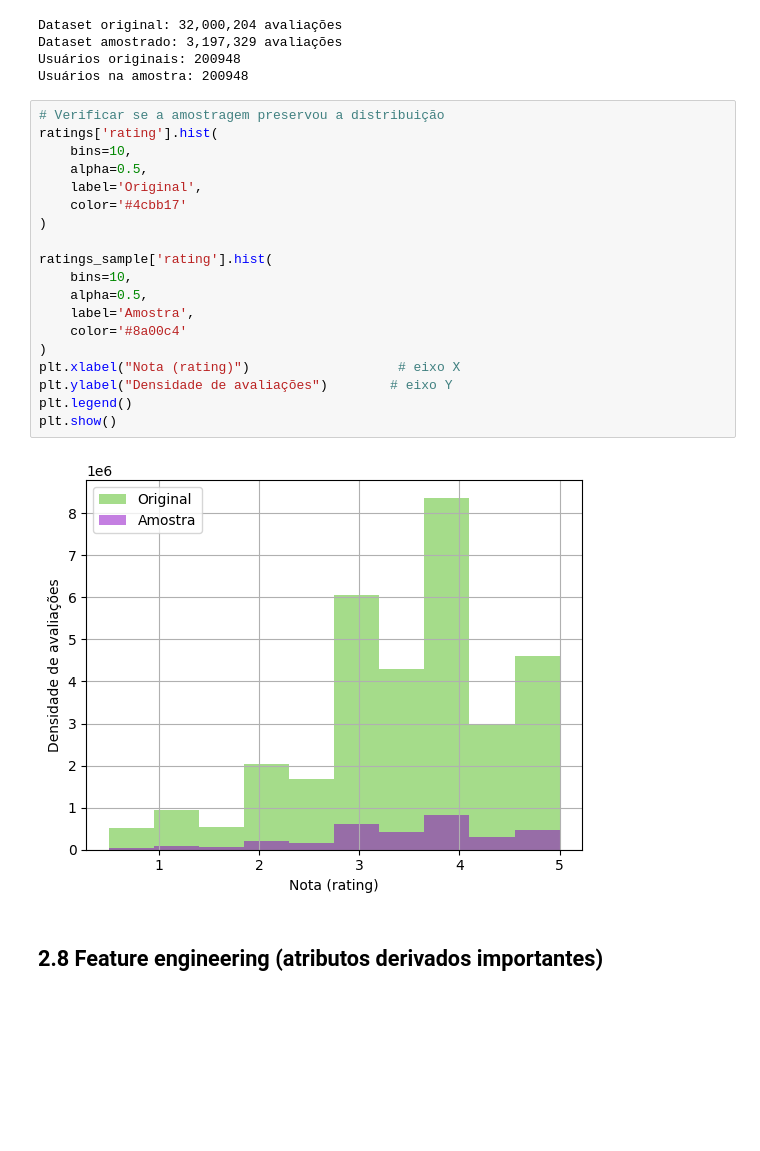
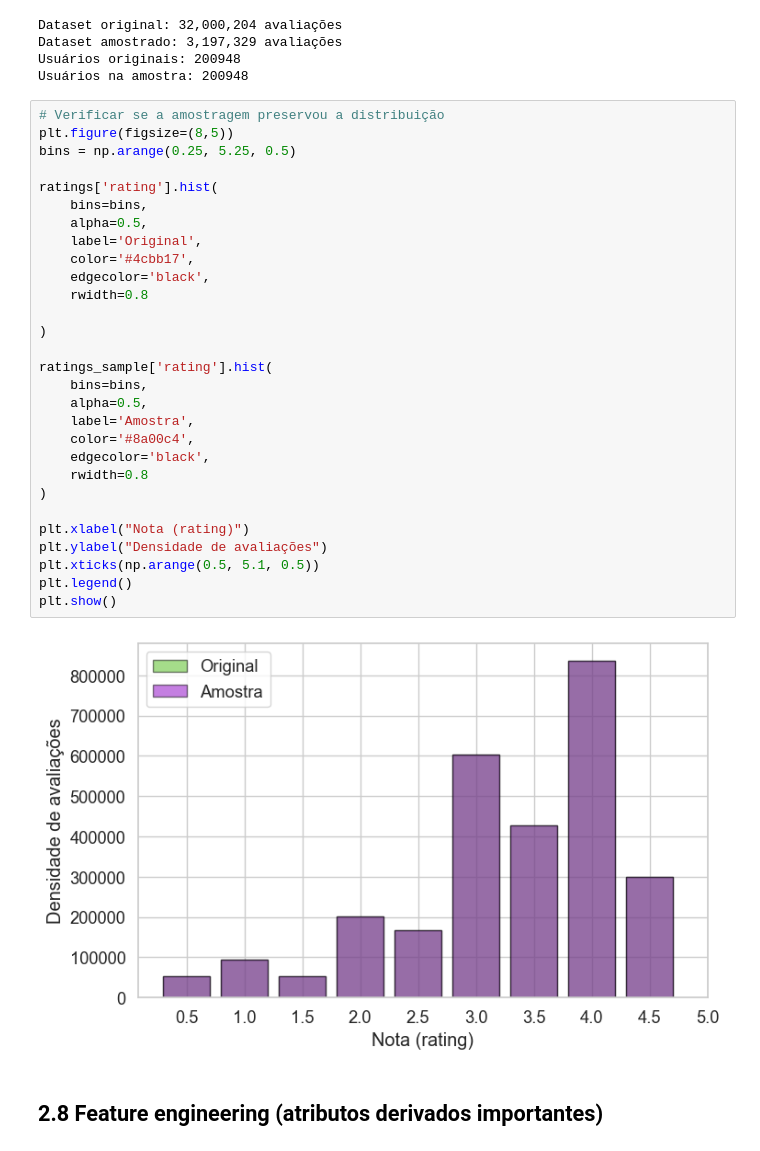
Before and after one commit to Enzooliveira29/AtividadeCD, a Jupyter notebook: notebooks/Trabalho2.ipynb, the cells around one changed output. Cells and saved outputs as stored; diff of their text form; blank space fills up the shorter version.

Commit message:
Estilizando e modificando visualizações

```diff
--- a/notebooks/Trabalho2.ipynb
+++ b/notebooks/Trabalho2.ipynb
@@ -241,25 +234,35 @@ Usuários originais: 200948
 Usuários na amostra: 200948
 # %%
 # Verificar se a amostragem preservou a distribuição
+plt.figure(figsize=(8,5))
+bins = np.arange(0.25, 5.25, 0.5)
+
 ratings['rating'].hist(
-    bins=10,
+    bins=bins,
     alpha=0.5,
     label='Original',
-    color='#4cbb17'
+    color='#4cbb17',
+    edgecolor='black',
+    rwidth=0.8
+
 )
 
 ratings_sample['rating'].hist(
-    bins=10,
+    bins=bins,
     alpha=0.5,
     label='Amostra',
-    color='#8a00c4'
+    color='#8a00c4',
+    edgecolor='black',
+    rwidth=0.8
 )
-plt.xlabel("Nota (rating)")                   # eixo X
-plt.ylabel("Densidade de avaliações")        # eixo Y
+
+plt.xlabel("Nota (rating)")
+plt.ylabel("Densidade de avaliações")
+plt.xticks(np.arange(0.5, 5.1, 0.5))
 plt.legend()
 plt.show()
 # %% [output]
-[figure, old version]
+[figure, new version]
 # %% [markdown]
 ## 2.8 Feature engineering (atributos derivados importantes)
 # %%
```
Also changed, not shown: parts of 14 cells of this notebook, 5 other files.
